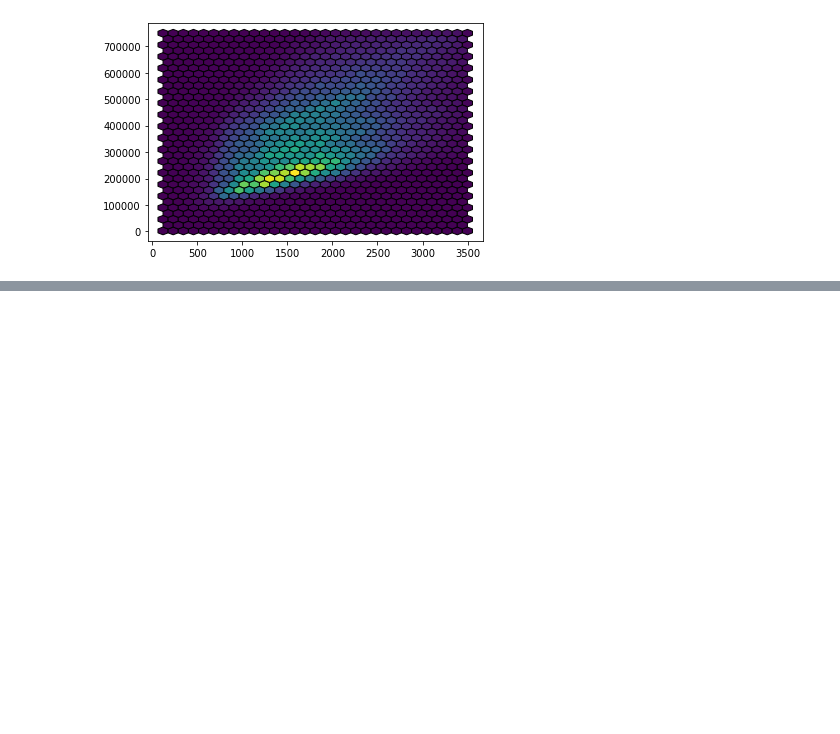
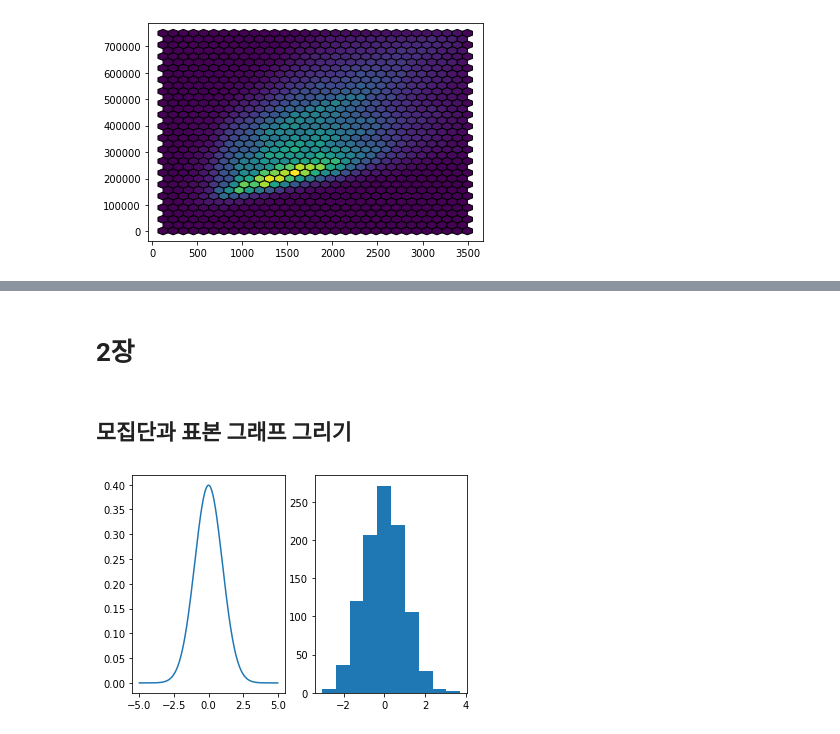
Before and after one commit to Je-Hyeon/My_Study_Materials2021, a Jupyter notebook: Practical_stat_datascientist.ipynb, the cells around one changed output, grey strips where cells are left out. Drawn from its saved outputs; the diff is of its cells as text; code cells hidden in the pictures; blank space fills up the shorter version.

```diff
--- a/Practical_stat_datascientist.ipynb
+++ b/Practical_stat_datascientist.ipynb
@@ -409,0 +390,2 @@ array([9.8002000e+04, 9.8166000e+04, 9.8108000e+04, 9.8032000e+04,
+# %% [markdown]
+# 2장
@@ -409,0 +400,14 @@ array([9.8002000e+04, 9.8166000e+04, 9.8108000e+04, 9.8032000e+04,
+# %% [markdown]
+## 모집단과 표본 그래프 그리기
+# %%
+# 모집단과, 그 것에서 뽑은 표본을 그림으로 그려보기
+
+pop = np.linspace(-5, 5,  300)
+
+plt.subplot(1,2,1)
+plt.plot(pop, stats.norm.pdf(pop))
+
+plt.subplot(1,2,2)
+plt.hist(stats.norm.rvs(size= 1000) );
+# %% [output]
+[figure, added]
```
Also changed, not shown: parts of 11 cells of this notebook.
